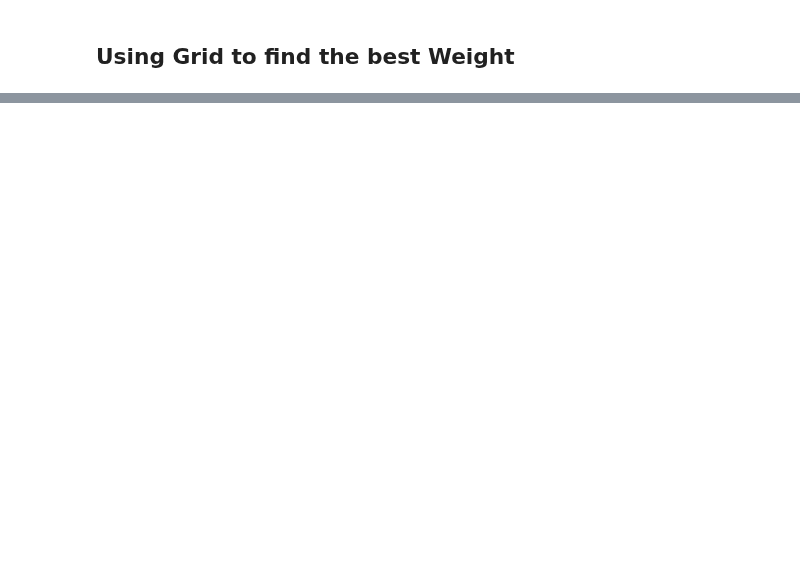
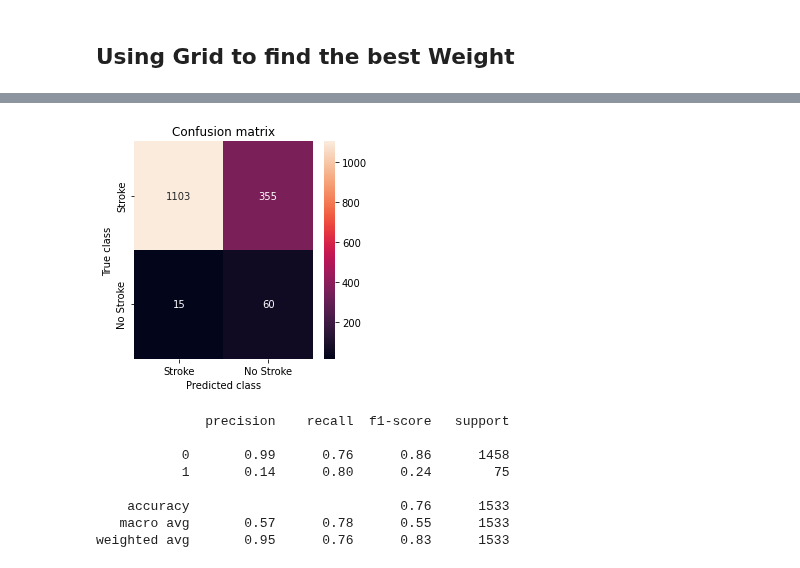
Before and after one commit to marfurt1/proyecto-final-stroke, a Jupyter notebook: src/Proyecto_final_grupo6.ipynb, the cells around one changed output, grey strips where cells are left out. Saved outputs shown, nothing was run; the diff lists cells and outputs as text; code cells hidden in the pictures; blank space fills up the shorter version.

```diff
--- a/src/Proyecto_final_grupo6.ipynb
+++ b/src/Proyecto_final_grupo6.ipynb
@@ -1249,5 +1404,15 @@ print(f'Best score: {grid.best_score_} with param: {grid.best_params_}')
 # %%
 lg6 = LogisticRegression(C= 0.01, random_state=13,solver='newton-cg', max_iter=500,class_weight={0: 1, 1: 18})
 lg6.fit(X_train,y_train)
 y_pred = lg6.predict(X_test)
-mostrar_resultados(y_test, y_pred
+mostrar_resultados(y_test, y_pred)
+# %% [output]
+[figure, added]
+              precision    recall  f1-score   support
+
+           0       0.99      0.76      0.86      1458
+           1       0.14      0.80      0.24        75
+
+    accuracy                           0.76      1533
+   macro avg       0.57      0.78      0.55      1533
+weighted avg       0.95      0.76      0.83      1533
```
Also changed, not shown: parts of 25 cells of this notebook.
